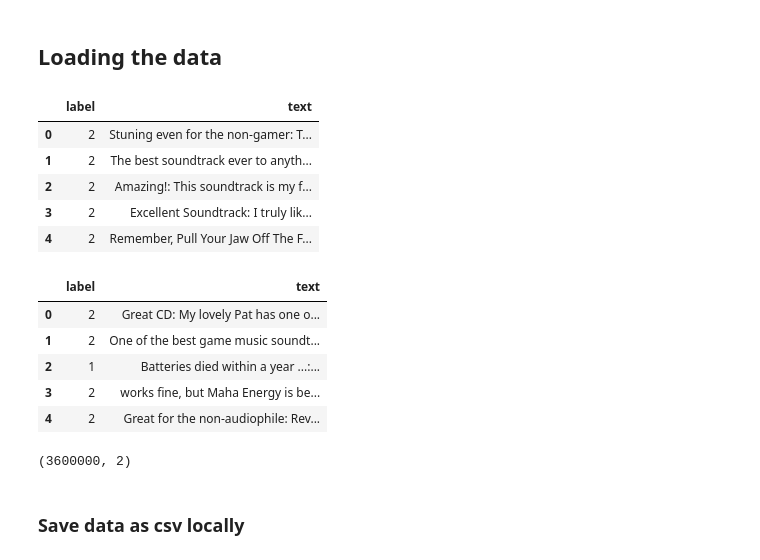
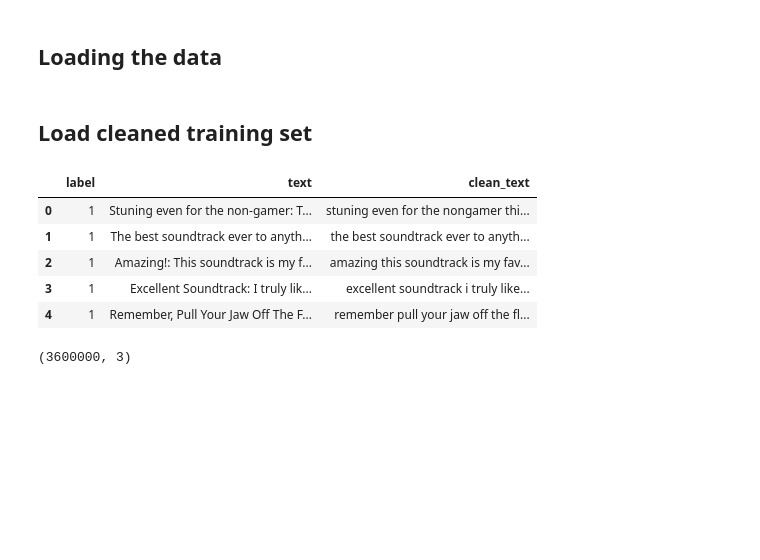
Before and after one commit to Jojo2813/sentiscope, a Jupyter notebook: notebooks/EDA_JB.ipynb, the cells around one changed output. Drawn from its saved outputs; the diff is of its cells as text; code cells hidden in the pictures; blank space fills up the shorter version.

```diff
--- a/notebooks/EDA_JB.ipynb
+++ b/notebooks/EDA_JB.ipynb
@@ -5,23 +5,25 @@
 # %%
 import os
 import pandas as pd
+# %% [markdown]
+## Load cleaned training set
 # %%
 path = "../raw_data/"
 # %%
-file_path = os.path.join(path, "train_raw.csv")
+file_path = os.path.join(path, "train_df_ml_clean.csv")
 
 data = pd.read_csv(file_path)
 
 
-df = pd.DataFrame(data, columns=["label", "text"])
+df = pd.DataFrame(data, columns=["label", "text",'clean_text'])
 df["label"] = df["label"].astype(int)
 
 
 df.head()
 # %% [output]
-|  | label | text |
-| 0 | 2 | Stuning even for the non-gamer: T... |
-| 1 | 2 | The best soundtrack ever to anyth... |
-| 2 | 2 | Amazing!: This soundtrack is my f... |
-| 3 | 2 | Excellent Soundtrack: I truly lik... |
-| 4 | 2 | Remember, Pull Your Jaw Off The F... |
+|  | label | text | clean_text |
+| 0 | 1 | Stuning even for the non-gamer: T... | stuning even for the nongamer thi... |
+| 1 | 1 | The best soundtrack ever to anyth... | the best soundtrack ever to anyth... |
+| 2 | 1 | Amazing!: This soundtrack is my f... | amazing this soundtrack is my fav... |
+| 3 | 1 | Excellent Soundtrack: I truly lik... | excellent soundtrack i truly like... |
+| 4 | 1 | Remember, Pull Your Jaw Off The F... | remember pull your jaw off the fl... |
@@ -36,15 +30,4 @@ df_test["label"] = df_test["label"].astype(int)
-# %%
-df_test.head()
-# %% [output]
-|  | label | text |
-| 0 | 2 | Great CD: My lovely Pat has one o... |
-| 1 | 2 | One of the best game music soundt... |
-| 2 | 1 | Batteries died within a year ...:... |
-| 3 | 2 | works fine, but Maha Energy is be... |
-| 4 | 2 | Great for the non-audiophile: Rev... |
 # %%
 df.shape
 # %% [output]
-(3600000, 2)
+(3600000, 3)
-# %% [markdown]
-### Save data as csv locally
```
Also changed, not shown: parts of 48 cells of this notebook.
